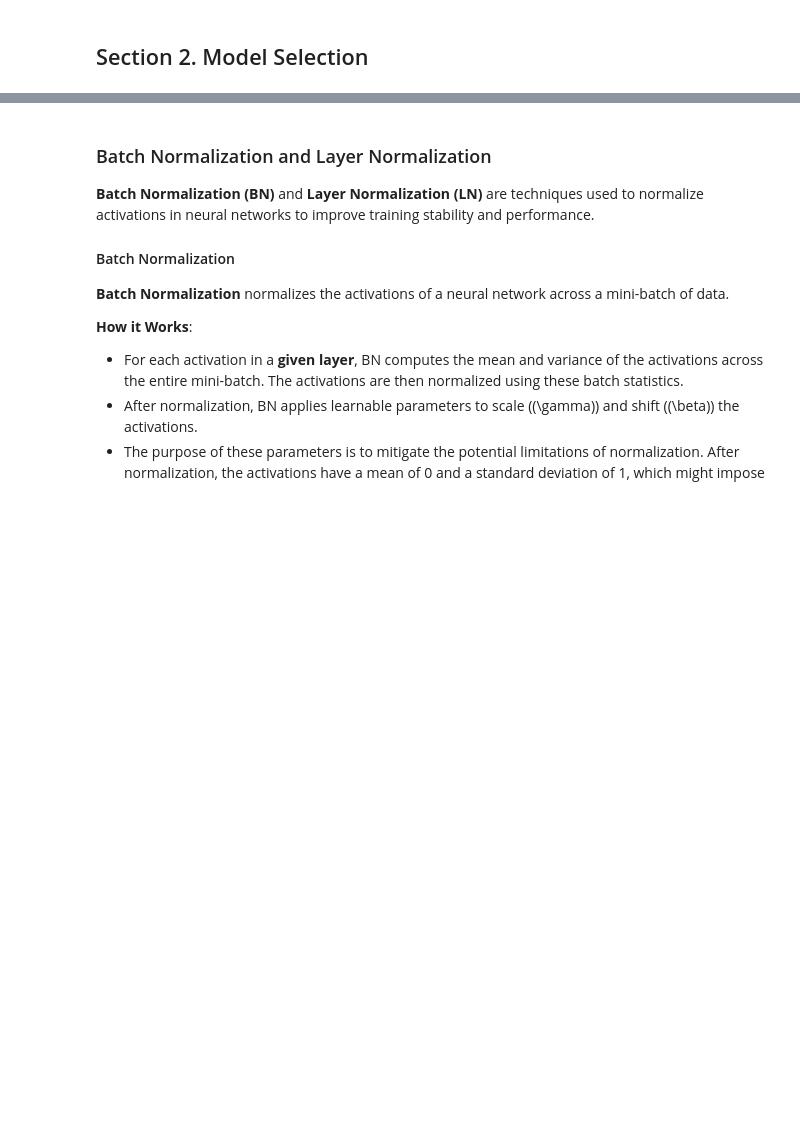
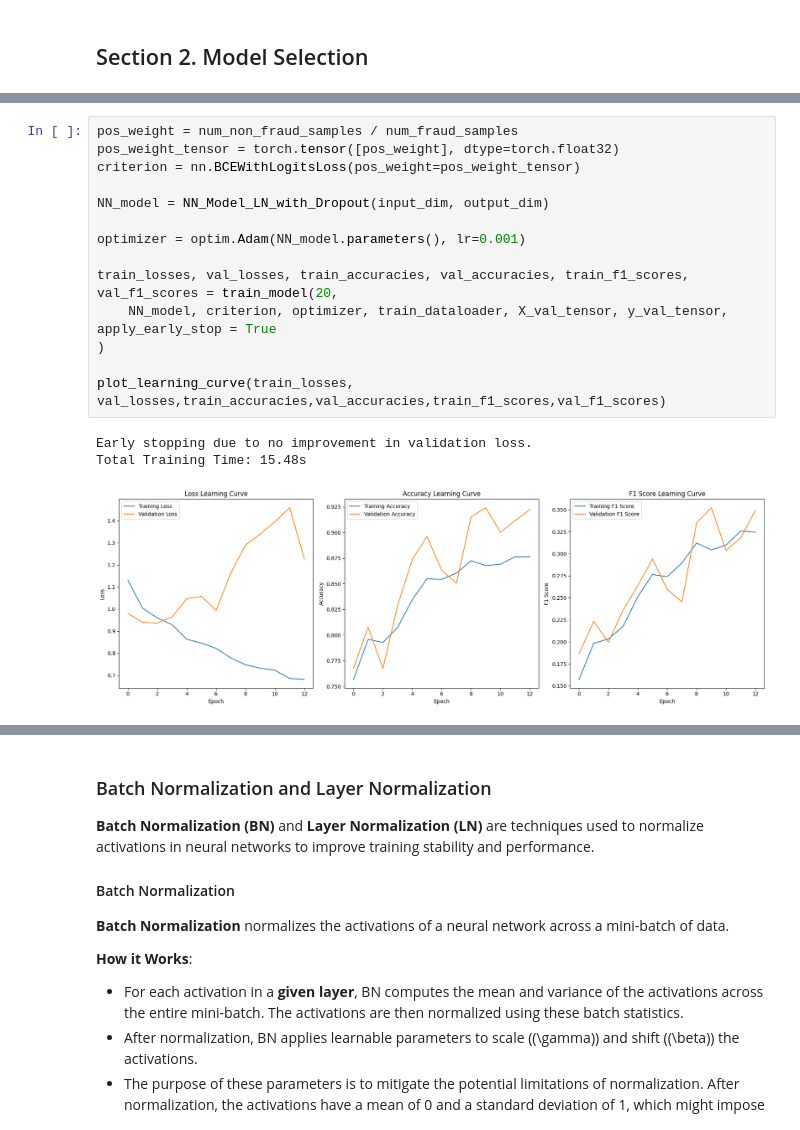
Before and after one commit to HaoWeiHe/LLMStudyGroup, a Jupyter notebook: Fraud Detection.ipynb, the cells around one changed output, grey strips where cells are left out. Drawn from its saved outputs; the diff is of its cells as text; blank space fills up the shorter version.

```diff
--- a/Fraud Detection.ipynb
+++ b/Fraud Detection.ipynb
@@ -349,0 +440,18 @@ Total Training Time: 1.33s
+# %%
+pos_weight = num_non_fraud_samples / num_fraud_samples
+pos_weight_tensor = torch.tensor([pos_weight], dtype=torch.float32)
+criterion = nn.BCEWithLogitsLoss(pos_weight=pos_weight_tensor)
+
+NN_model = NN_Model_LN_with_Dropout(input_dim, output_dim)
+
+optimizer = optim.Adam(NN_model.parameters(), lr=0.001)
+
+train_losses, val_losses, train_accuracies, val_accuracies, train_f1_scores, val_f1_scores = train_model(20,
+    NN_model, criterion, optimizer, train_dataloader, X_val_tensor, y_val_tensor, apply_early_stop = True
+)
+
+plot_learning_curve(train_losses, val_losses,train_accuracies,val_accuracies,train_f1_scores,val_f1_scores)
+# %% [output]
+Early stopping due to no improvement in validation loss.
+Total Training Time: 15.48s
+[figure, added]
```
Also changed, not shown: parts of 15 cells of this notebook.
